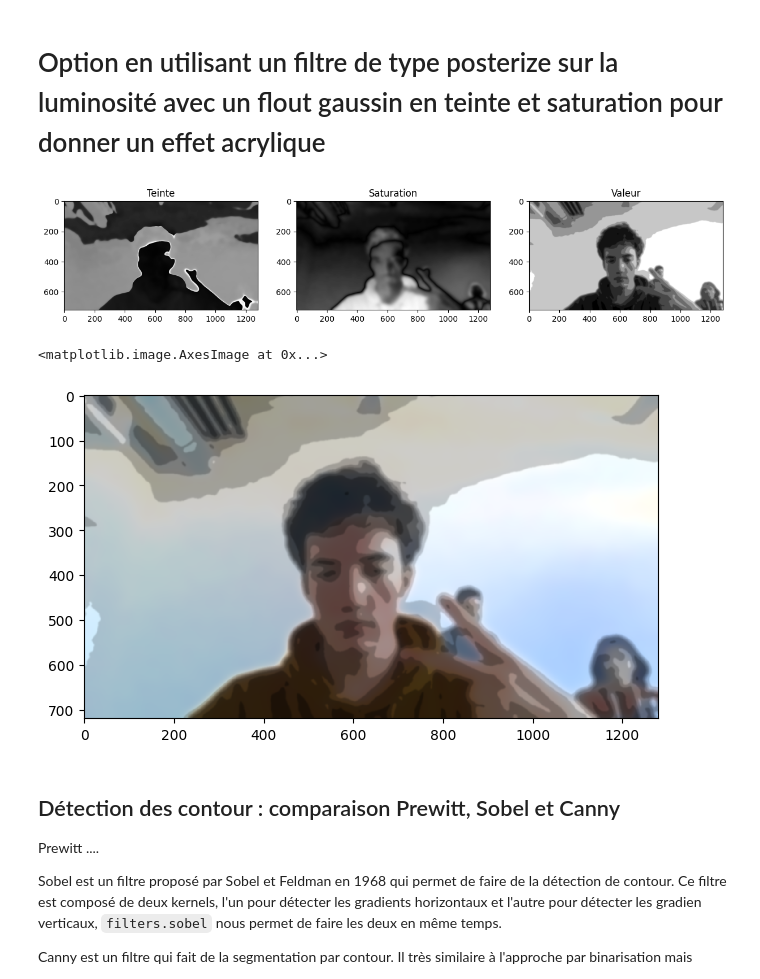
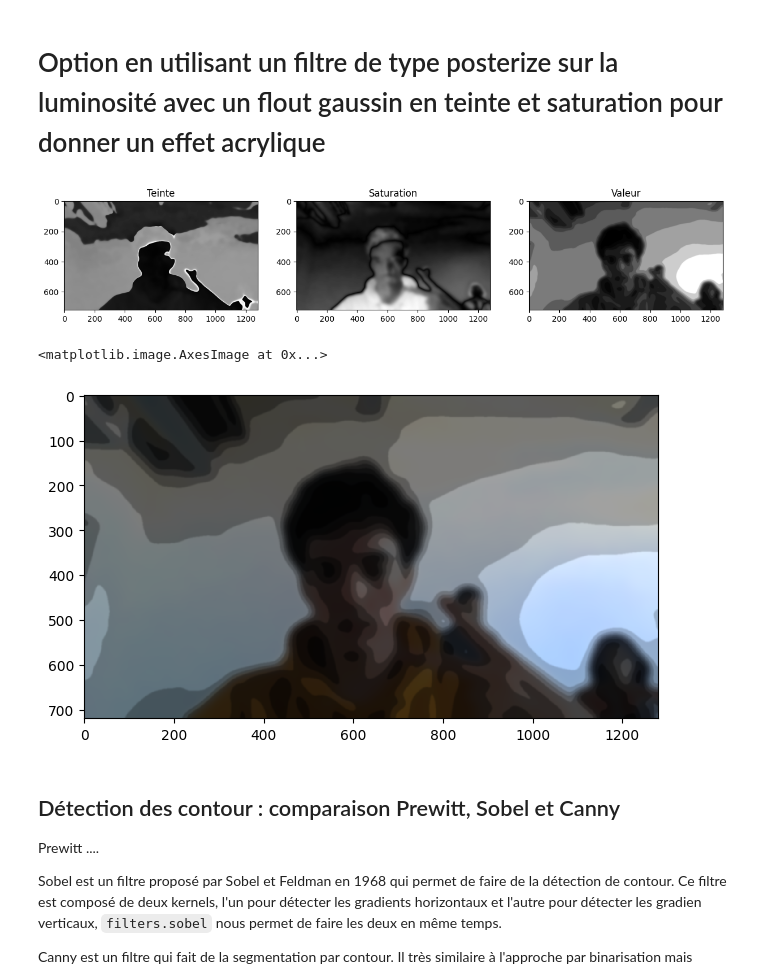
Before and after one commit to PierreVandel/analyse-images-cartoon, a Jupyter notebook: Cartoon.ipynb, the cells around one changed output. Drawn from its saved outputs; the diff is of its cells as text; code cells hidden in the pictures.

```diff
--- a/Cartoon.ipynb
+++ b/Cartoon.ipynb
@@ -62,36 +62,36 @@ blured_img = color.rgb2hsv(blured_img)
 
 
 #img_hsv[:,:,2] = filters.gaussian(color.rgb2hsv(posterized_image)[:,:,2], sigma = 4)
 
 
 def my_function(x):
     posterization_steps = 12
     return min(round((x+1/posterization_steps)*posterization_steps)/posterization_steps,1)
 
 gamma = 0.4
 
 img_hsv[:,:,1] = img_hsv[:,:,1]**0.8
 
-img_hsv[:,:,2] = filters.gaussian(img_denoised, sigma = lenght_average*0.004)[:,:,2]**gamma
+#img_hsv[:,:,2] = filters.gaussian(img_denoised, sigma = lenght_average*0.004)[:,:,2]**gamma
 
 img_hsv[:,:,2] = np.vectorize(my_function)(img_hsv[:,:,2])
 
 img_hsv[:,:,2] = filters.gaussian(img_hsv**(1/gamma), sigma = lenght_average*0.0015)[:,:,2]
 # img_hsv[:,:,2] = img_hsv[:,:,2]**(1/gamma)
 
 fig = plt.figure(figsize=(15, 8))
 for i, c in enumerate(["Teinte", "Saturation", "Valeur"]):
     fig.add_subplot(1, 3, i+1)
     plt.imshow(img_hsv[:,:,i], cmap="gray")
     plt.title(c)
 plt.show()
 
 colors = color.hsv2rgb(img_hsv)
 io.imshow(colors)
 # %% [output]
-[figure, old version]
+[figure, new version]
 <matplotlib.image.AxesImage at 0x...>
-[figure, old version]
+[figure, new version]
 # %% [markdown]
 ## Détection des contour : comparaison Prewitt, Sobel et Canny
 
```
Also changed, not shown: parts of 3 cells of this notebook.
